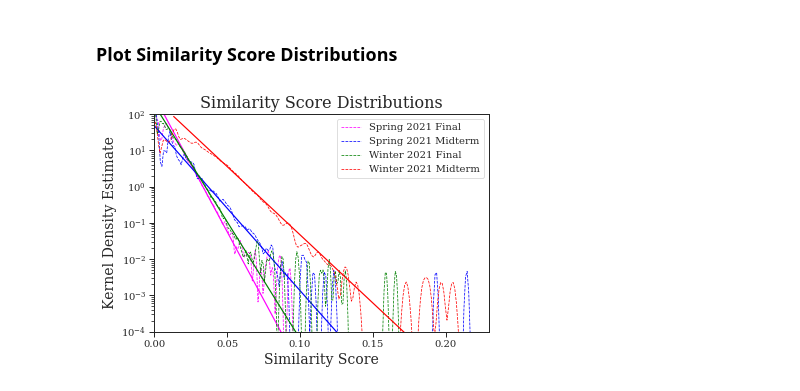
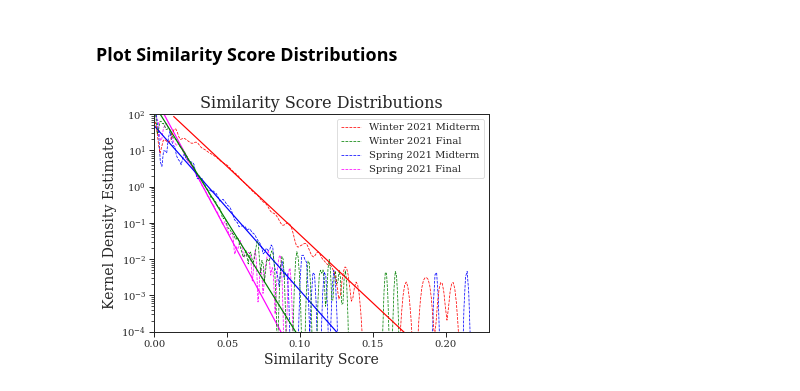
Before and after one commit to niemasd/Exam-Similarity-Detection-Paper, a Jupyter notebook: scripts/Figures.ipynb, the cells around one changed output. Drawn from its saved outputs; the diff is of its cells as text; code cells hidden in the pictures.

Commit message:
Reverse order in legend

```diff
--- a/scripts/Figures.ipynb
+++ b/scripts/Figures.ipynb
@@ -68,25 +68,26 @@ YMAX = 100
 # %%
 fig, ax = plt.subplots()
 for fn in glob('%s/similarity_csv/*.csv' % DATADIR):
     exam = fn.split('/')[-1].rstrip('.csv')
     scores = [float(l.split(',')[2]) for l in open(fn)]
     distplot(scores, kde=True, hist=False, label=meta['label'][exam], color=meta['color'][exam], kde_kws={'linestyle':meta['linestyle']['real'], 'linewidth': 0.75})
     kde = gaussian_kde(scores)
     X = arange(meta['range'][exam]['xmin'], meta['range'][exam]['xmax'], XDELTA)
     Y = log(kde.pdf(X))
     line = linregress(X,Y) # y = ln(L) - Lx, where L = rate parameter (lambda) of Exponential distribution
     rate = -1 * line.slope; scale = 1. / rate
     loc = -(line.intercept - log(rate))/line.slope
     Xplot = arange(loc+XDELTA, XMAX, XDELTA)
     Yplot = expon.pdf(Xplot, loc=loc, scale=scale)
     plt.plot(Xplot, Yplot, color=meta['color'][exam], linestyle=meta['linestyle']['theoretical'])
 plt.title("Similarity Score Distributions")
 plt.xlabel("Similarity Score")
 plt.xlim(xmin=XMIN, xmax=XMAX)
 plt.ylabel("Kernel Density Estimate")
 plt.ylim(ymin=YMIN, ymax=YMAX)
 ax.set_yscale('log')
-plt.legend()
+handles, labels = ax.get_legend_handles_labels()
+plt.legend(handles[::-1], labels[::-1])
 fig.savefig('%s/similarity_dists.pdf' % FIGDIR, format='pdf', bbox_inches='tight')
 # %% [output]
-[figure, old version]
+[figure, new version]
```
Also changed, not shown: 1 other file.
